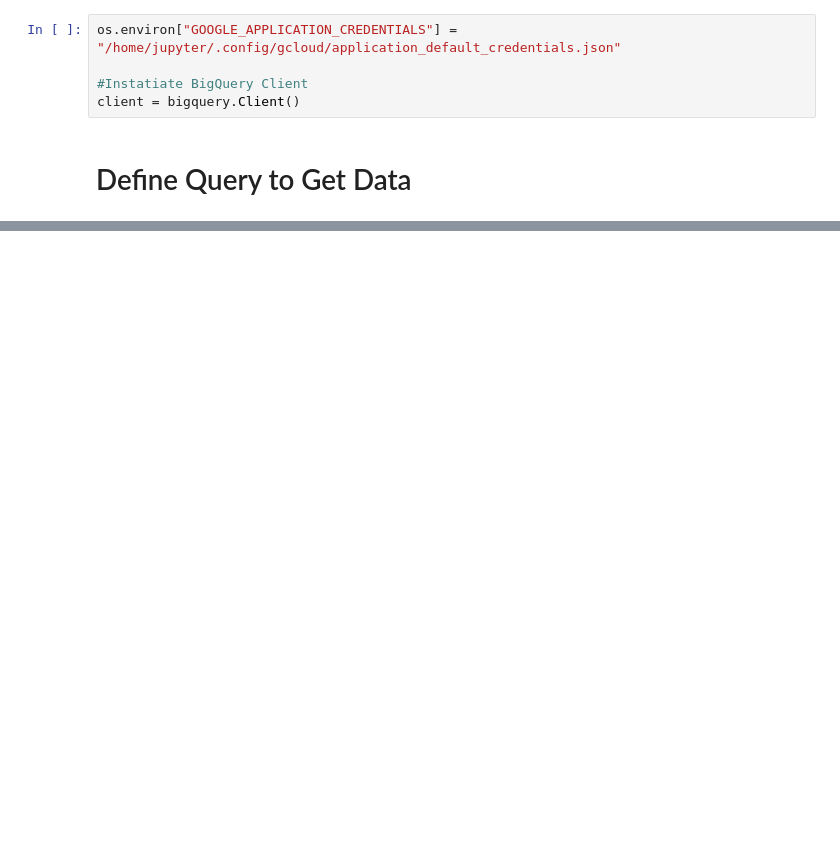
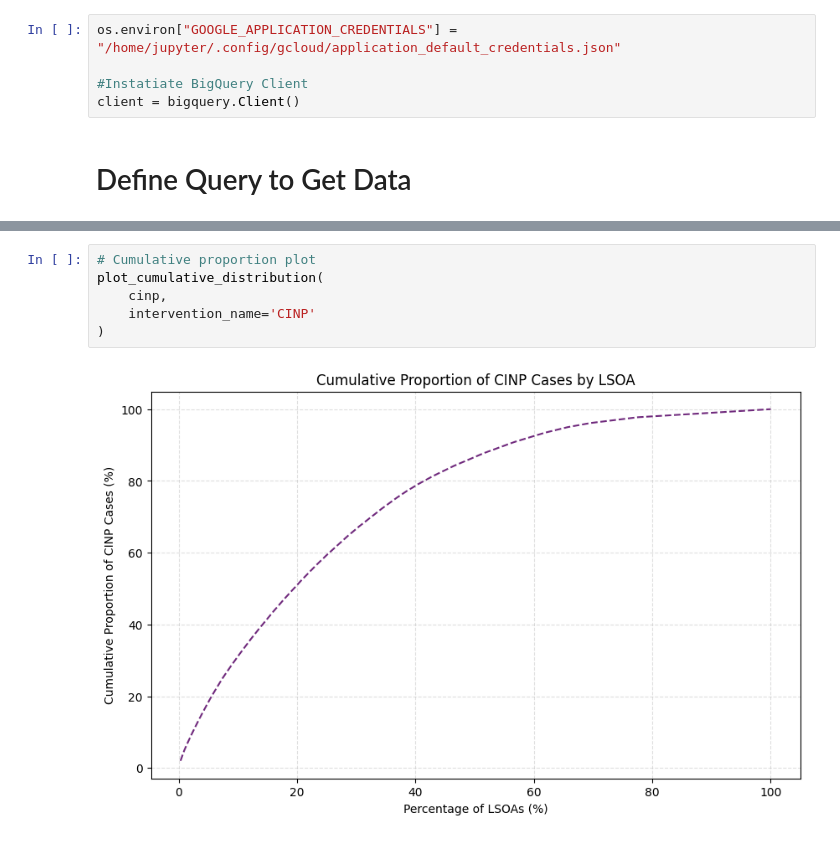
Before and after one commit to ConnectedBradford/CB_2649, a Jupyter notebook: notebooks/cinp_lsoa_analysis.ipynb, the cells around one changed output, grey strips where cells are left out. Cells and saved outputs as stored; diff of their text form; blank space fills up the shorter version.

```diff
--- a/notebooks/cinp_lsoa_analysis.ipynb
+++ b/notebooks/cinp_lsoa_analysis.ipynb
@@ -75,0 +114,8 @@ LEFT JOIN
+# %%
+# Cumulative proportion plot
+plot_cumulative_distribution(
+    cinp,
+    intervention_name='CINP'
+)
+# %% [output]
+[figure, added]
```
Also changed, not shown: parts of 7 cells of this notebook, 3 other files.
